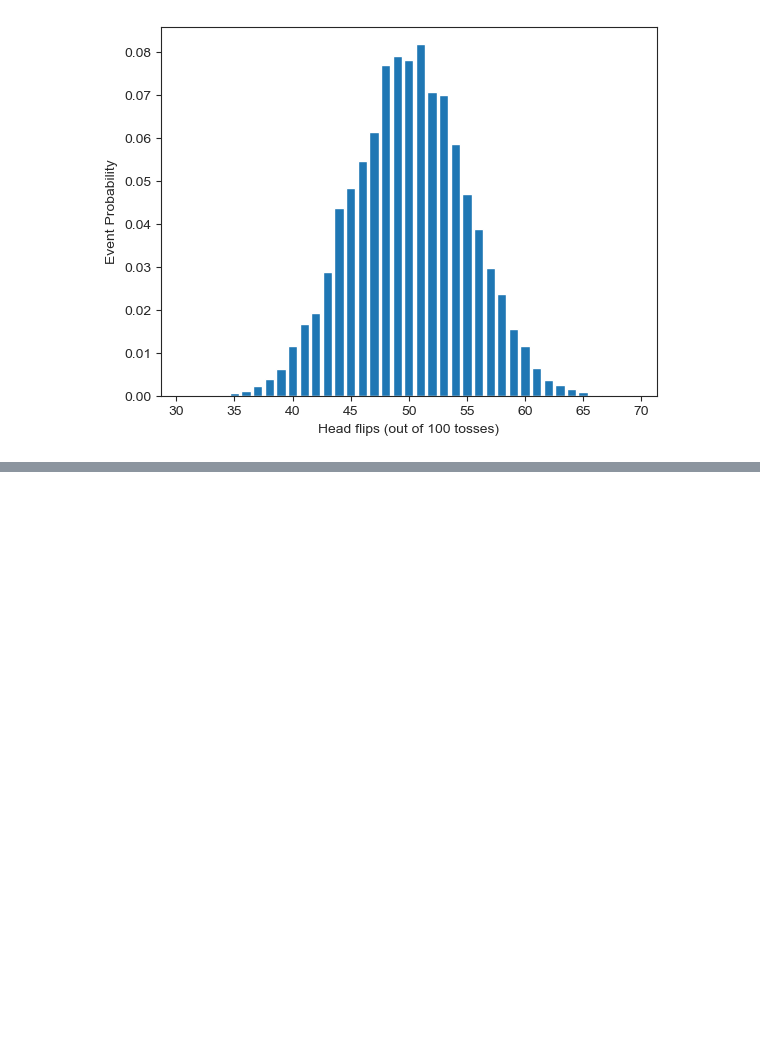
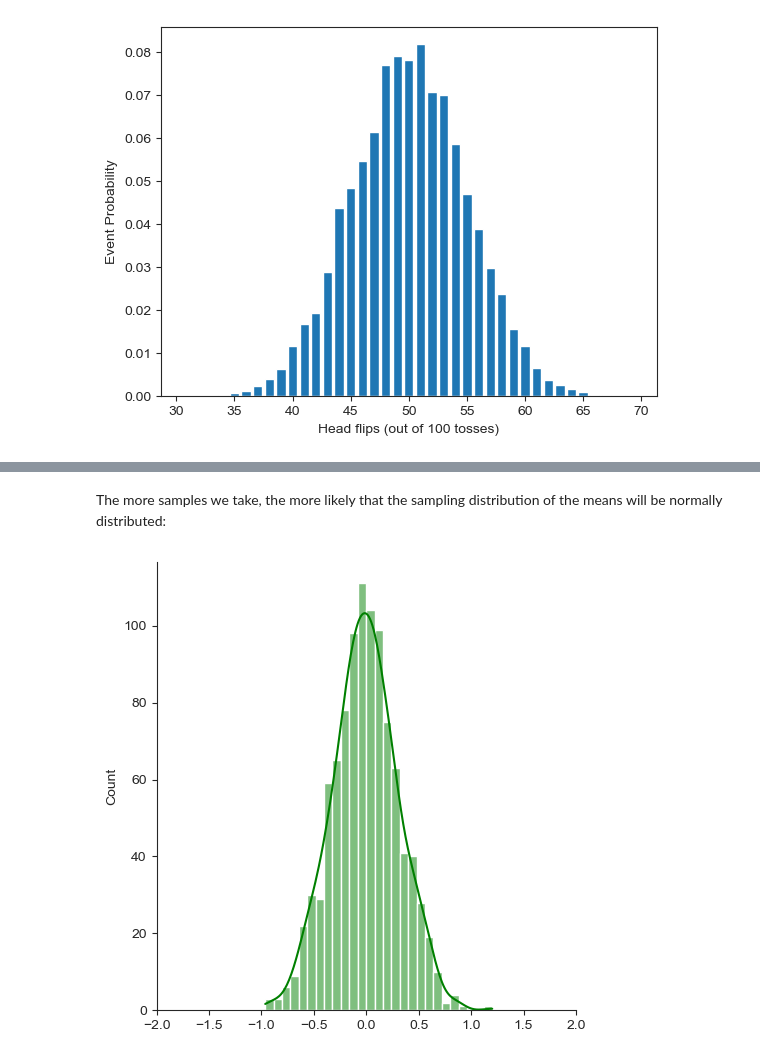
Before and after one commit to sjagadee/math_for_ai_ml, a Jupyter notebook: 5-probalility/6-distributions_in_ml.ipynb, the cells around one changed output, grey strips where cells are left out. Drawn from its saved outputs; the diff is of its cells as text; code cells hidden in the pictures; blank space fills up the shorter version.

```diff
--- a/5-probalility/6-distributions_in_ml.ipynb
+++ b/5-probalility/6-distributions_in_ml.ipynb
@@ -88,0 +119,7 @@ _ = plt.ylabel("Event Probability")
+# %% [markdown]
+The more samples we take, the more likely that the sampling distribution of the means will be normally distributed:
+# %%
+sns.displot(sample_mean_calculator(x, 10, 1000), color='green', kde=True)
+_ = plt.xlim(-1.5, 1.5)
+# %% [output]
+[figure, added]
```
Also changed, not shown: parts of 23 cells of this notebook.
